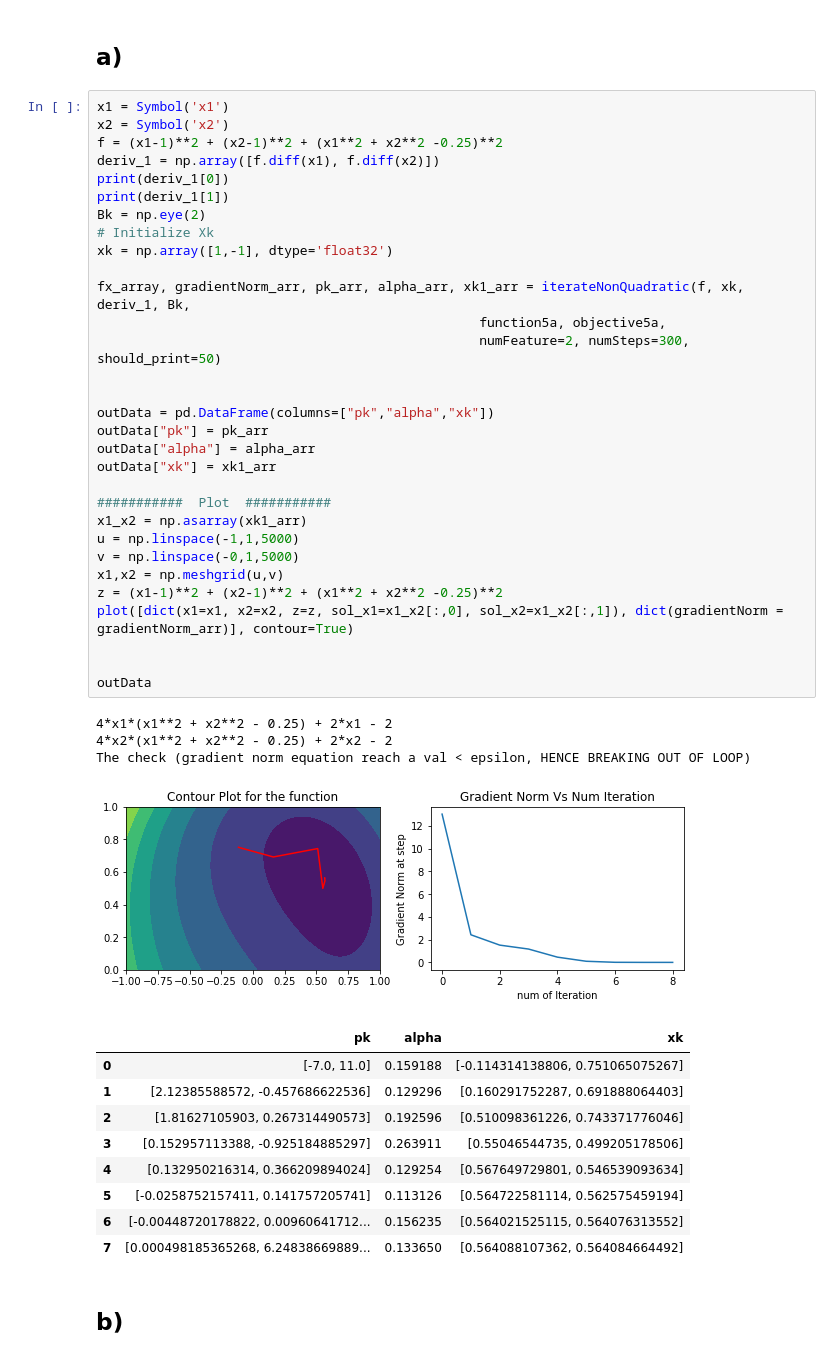
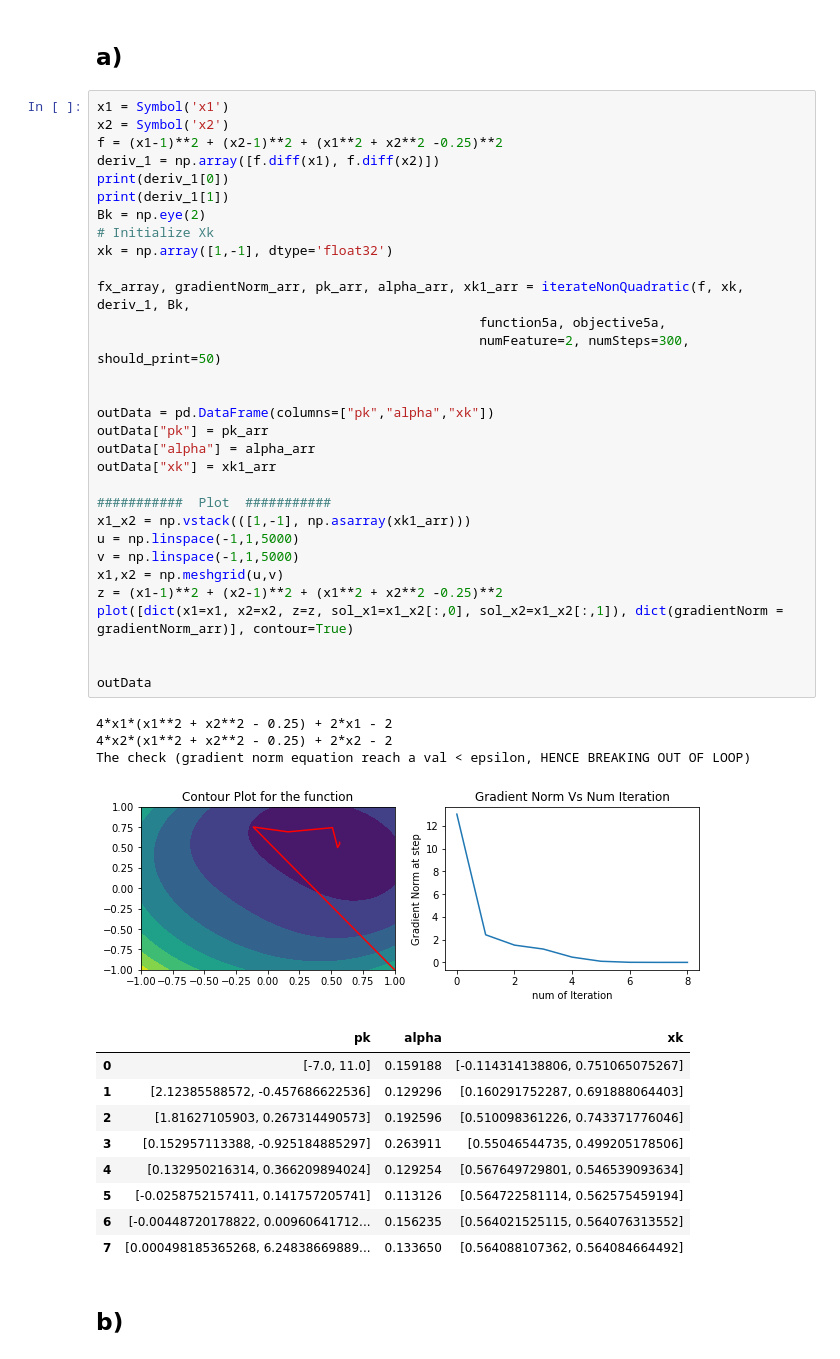
Before and after one commit to Sardhendu/Optimization, a Jupyter notebook: BFGS.ipynb, the cells around one changed output. Cells and saved outputs as stored; diff of their text form.

Commit message:
Refining contour plots

```diff
--- a/BFGS.ipynb
+++ b/BFGS.ipynb
@@ -531,36 +531,36 @@ x2 = Symbol('x2')
 f = (x1-1)**2 + (x2-1)**2 + (x1**2 + x2**2 -0.25)**2
 deriv_1 = np.array([f.diff(x1), f.diff(x2)])
 print(deriv_1[0])
 print(deriv_1[1])
 Bk = np.eye(2)
 # Initialize Xk
 xk = np.array([1,-1], dtype='float32')
 
 fx_array, gradientNorm_arr, pk_arr, alpha_arr, xk1_arr = iterateNonQuadratic(f, xk, deriv_1, Bk,
                                                  function5a, objective5a,
                                                  numFeature=2, numSteps=300, should_print=50)
 
 
 outData = pd.DataFrame(columns=["pk","alpha","xk"])
 outData["pk"] = pk_arr
 outData["alpha"] = alpha_arr
 outData["xk"] = xk1_arr
 
 ###########  Plot  ###########
-x1_x2 = np.asarray(xk1_arr)
+x1_x2 = np.vstack(([1,-1], np.asarray(xk1_arr)))
 u = np.linspace(-1,1,5000)
-v = np.linspace(-0,1,5000)
+v = np.linspace(-1,1,5000)
 x1,x2 = np.meshgrid(u,v)
 z = (x1-1)**2 + (x2-1)**2 + (x1**2 + x2**2 -0.25)**2
 plot([dict(x1=x1, x2=x2, z=z, sol_x1=x1_x2[:,0], sol_x2=x1_x2[:,1]), dict(gradientNorm = gradientNorm_arr)], contour=True)
 
 
 outData
 # %% [output]
 4*x1*(x1**2 + x2**2 - 0.25) + 2*x1 - 2
 4*x2*(x1**2 + x2**2 - 0.25) + 2*x2 - 2
 The check (gradient norm equation reach a val < epsilon, HENCE BREAKING OUT OF LOOP)
-[figure, old version]
+[figure, new version]
 |  | pk | alpha | xk |
 | 0 | [-7.0, 11.0] | 0.159188 | [-0.114314138806, 0.751065075267] |
 | 1 | [2.12385588572, -0.457686622536] | 0.129296 | [0.160291752287, 0.691888064403] |
```
Also changed, not shown: parts of 5 cells of this notebook, 1 other file.
